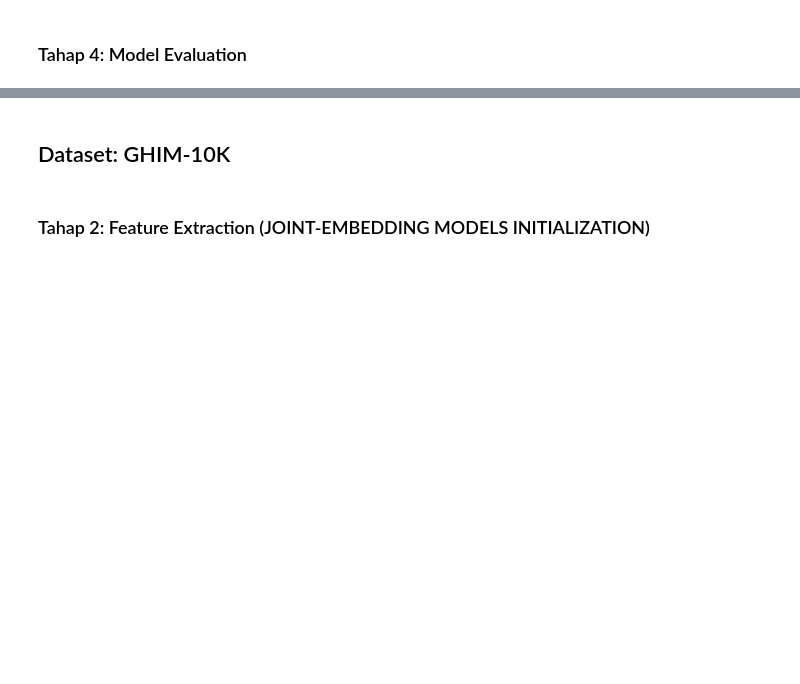
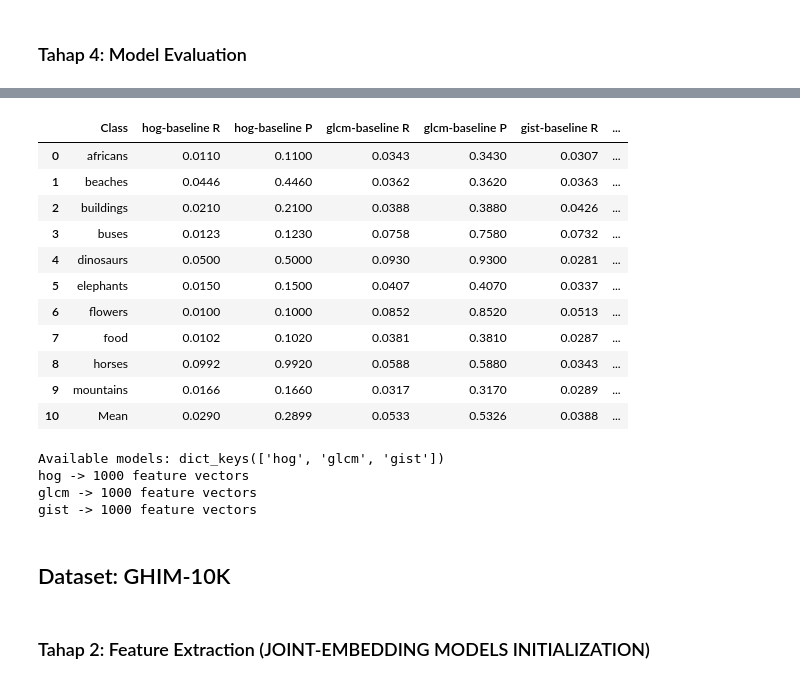
Before and after one commit to rofiqsamanhudi/Trade-Off_CBIR, a Jupyter notebook: src/notebooks/CBIR_Classical.ipynb, the cells around one changed output, grey strips where cells are left out. Saved outputs shown, nothing was run; the diff lists cells and outputs as text; code cells hidden in the pictures; blank space fills up the shorter version.

```diff
--- a/src/notebooks/CBIR_Classical.ipynb
+++ b/src/notebooks/CBIR_Classical.ipynb
@@ -281,3 +474,56 @@ TypeError: ClassicalContextEncoder.__init__() missing 1 required positional argu
+# %%
+import pandas as pd
+
+# Buat tabel hasil evaluasi
+df_table = pd.DataFrame()
+df_table['Class'] = sorted(list(set(labels)))
+
+# Tambahkan kolom R & P untuk setiap baseline classical
+for m_name, df in eval_results.items():
+    # Hanya ada baseline
+    col_prefix = f"{m_name}-baseline"
+    df_table[f"{col_prefix} R"] = df['R'].astype(float)
+    df_table[f"{col_prefix} P"] = df['P'].astype(float)
+
+# Hitung mean per kolom
+mean_values = {}
+for col in df_table.columns[1:]:
+    mean_values[col] = df_table[col].mean()
+
+mean_row = {'Class': 'Mean'}
+mean_row.update(mean_values)
+
+# Tambahkan baris Mean
+df_table = pd.concat([df_table, pd.DataFrame([mean_row])], ignore_index=True)
+
+# Format angka
+for col in df_table.columns[1:]:
+    df_table[col] = df_table[col].map("{:.4f}".format)
+
+display(df_table)
+# %% [output]
+|  | Class | hog-baseline R | hog-baseline P | glcm-baseline R | glcm-baseline P | gist-baseline R | ... |
+| 0 | africans | 0.0110 | 0.1100 | 0.0343 | 0.3430 | 0.0307 | ... |
+| 1 | beaches | 0.0446 | 0.4460 | 0.0362 | 0.3620 | 0.0363 | ... |
+| 2 | buildings | 0.0210 | 0.2100 | 0.0388 | 0.3880 | 0.0426 | ... |
+| 3 | buses | 0.0123 | 0.1230 | 0.0758 | 0.7580 | 0.0732 | ... |
+| 4 | dinosaurs | 0.0500 | 0.5000 | 0.0930 | 0.9300 | 0.0281 | ... |
+| 5 | elephants | 0.0150 | 0.1500 | 0.0407 | 0.4070 | 0.0337 | ... |
+| 6 | flowers | 0.0100 | 0.1000 | 0.0852 | 0.8520 | 0.0513 | ... |
+| 7 | food | 0.0102 | 0.1020 | 0.0381 | 0.3810 | 0.0287 | ... |
+| 8 | horses | 0.0992 | 0.9920 | 0.0588 | 0.5880 | 0.0343 | ... |
+| 9 | mountains | 0.0166 | 0.1660 | 0.0317 | 0.3170 | 0.0289 | ... |
+| 10 | Mean | 0.0290 | 0.2899 | 0.0533 | 0.5326 | 0.0388 | ... |
+# %%
+print("Available models:", features_dict.keys())
+
+for model in features_dict:
+    print(model, "->", f"{len(features_dict[model])} feature vectors")
+# %% [output]
+Available models: dict_keys(['hog', 'glcm', 'gist'])
+hog -> 1000 feature vectors
+glcm -> 1000 feature vectors
+gist -> 1000 feature vectors
 # %% [markdown]
 ## Dataset: GHIM-10K
 # %% [markdown]
```
Also changed, not shown: parts of 9 cells of this notebook.
